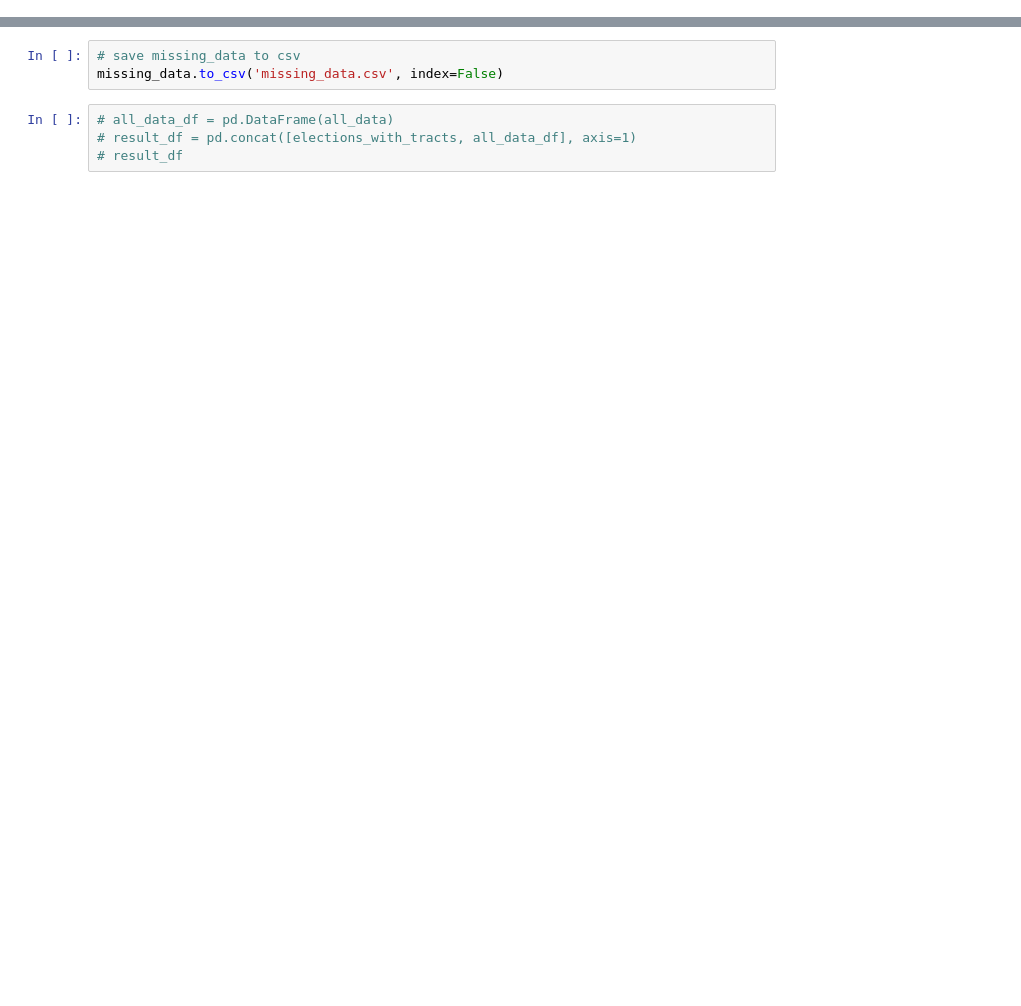
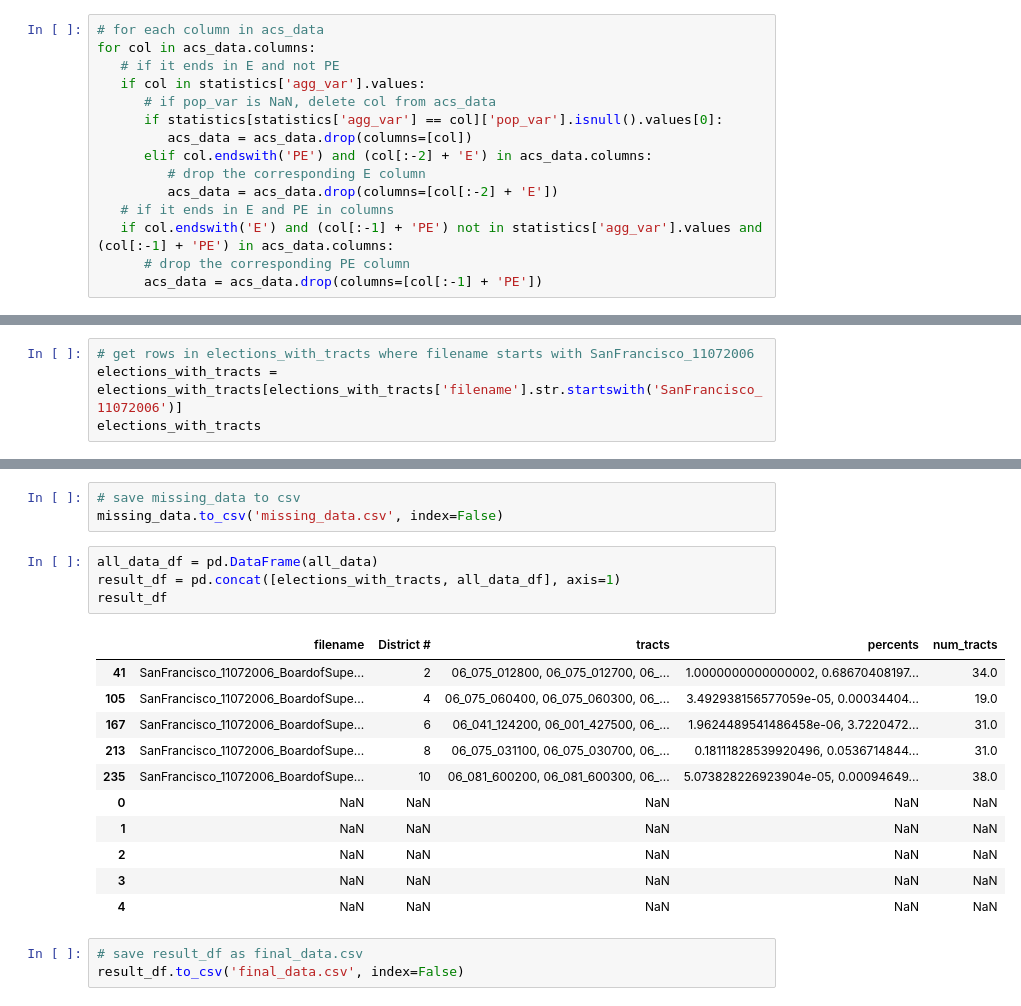
Before and after one commit to keverage-guan/RA-Work, a Jupyter notebook: acs/elections.ipynb, the cells around one changed output, grey strips where cells are left out. Saved outputs shown, nothing was run; the diff lists cells and outputs as text; blank space fills up the shorter version.

```diff
--- a/acs/elections.ipynb
+++ b/acs/elections.ipynb
@@ -108,3 +115,18 @@ statistics
+# %%
+# for each column in acs_data
+for col in acs_data.columns:
+   # if it ends in E and not PE
+   if col in statistics['agg_var'].values:
+      # if pop_var is NaN, delete col from acs_data
+      if statistics[statistics['agg_var'] == col]['pop_var'].isnull().values[0]:
+         acs_data = acs_data.drop(columns=[col])
+      elif col.endswith('PE') and (col[:-2] + 'E') in acs_data.columns:
+         # drop the corresponding E column
+         acs_data = acs_data.drop(columns=[col[:-2] + 'E'])
+   # if it ends in E and PE in columns
+   if col.endswith('E') and (col[:-1] + 'PE') not in statistics['agg_var'].values and (col[:-1] + 'PE') in acs_data.columns:
+      # drop the corresponding PE column
+      acs_data = acs_data.drop(columns=[col[:-1] + 'PE'])
 # %%
 # open elections.xlsx
 elections = pd.read_excel('elections.xlsx')
@@ -123,3 +145,7 @@ elections
 | 497 | SanFrancisco_11052019_Sheriff.csv | San Francisco | CA | city | NaN | Sheriff | 2019 | NaN |
 | 498 | SanFrancisco_11052019_Treasurer.csv | San Francisco | CA | city | NaN | Treasurer | 2019 | NaN |
 499 rows × 8 columns
+# %%
+# get rows in elections_with_tracts where filename starts with SanFrancisco_11072006
+elections_with_tracts = elections_with_tracts[elections_with_tracts['filename'].str.startswith('SanFrancisco_11072006')]
+elections_with_tracts
@@ -185,6 +249,21 @@ for index, row in elections_with_tracts.iterrows():
 # save missing_data to csv
 missing_data.to_csv('missing_data.csv', index=False)
 # %%
-# all_data_df = pd.DataFrame(all_data)
-# result_df = pd.concat([elections_with_tracts, all_data_df], axis=1)
-# result_df
+all_data_df = pd.DataFrame(all_data)
+result_df = pd.concat([elections_with_tracts, all_data_df], axis=1)
+result_df
+# %% [output]
+|  | filename | District # | tracts | percents | num_tracts |
+| 41 | SanFrancisco_11072006_BoardofSupe... | 2 | 06_075_012800, 06_075_012700, 06_... | 1.0000000000000002, 0.68670408197... | 34.0 |
+| 105 | SanFrancisco_11072006_BoardofSupe... | 4 | 06_075_060400, 06_075_060300, 06_... | 3.492938156577059e-05, 0.00034404... | 19.0 |
+| 167 | SanFrancisco_11072006_BoardofSupe... | 6 | 06_041_124200, 06_001_427500, 06_... | 1.9624489541486458e-06, 3.7220472... | 31.0 |
+| 213 | SanFrancisco_11072006_BoardofSupe... | 8 | 06_075_031100, 06_075_030700, 06_... | 0.18111828539920496, 0.0536714844... | 31.0 |
+| 235 | SanFrancisco_11072006_BoardofSupe... | 10 | 06_081_600200, 06_081_600300, 06_... | 5.073828226923904e-05, 0.00094649... | 38.0 |
+| 0 | NaN | NaN | NaN | NaN | NaN |
+| 1 | NaN | NaN | NaN | NaN | NaN |
+| 2 | NaN | NaN | NaN | NaN | NaN |
+| 3 | NaN | NaN | NaN | NaN | NaN |
+| 4 | NaN | NaN | NaN | NaN | NaN |
+# %%
+# save result_df as final_data.csv
+result_df.to_csv('final_data.csv', index=False)
```
Also changed, not shown: parts of 7 cells of this notebook, 5 other files.
